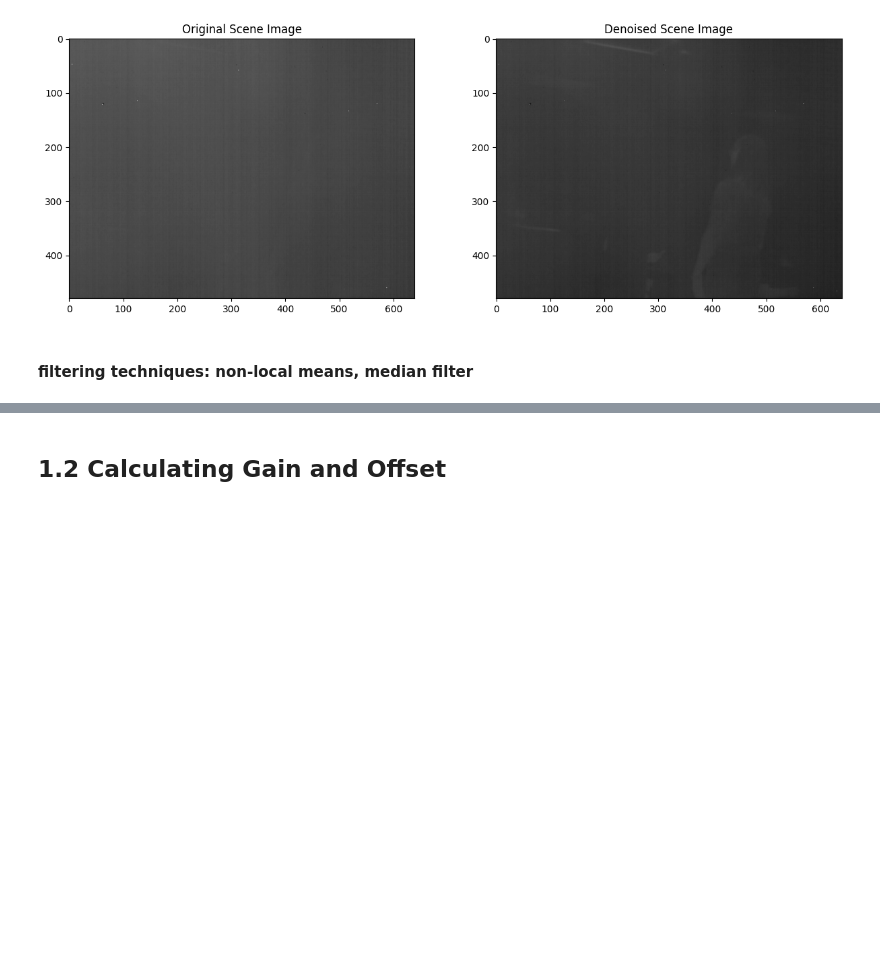
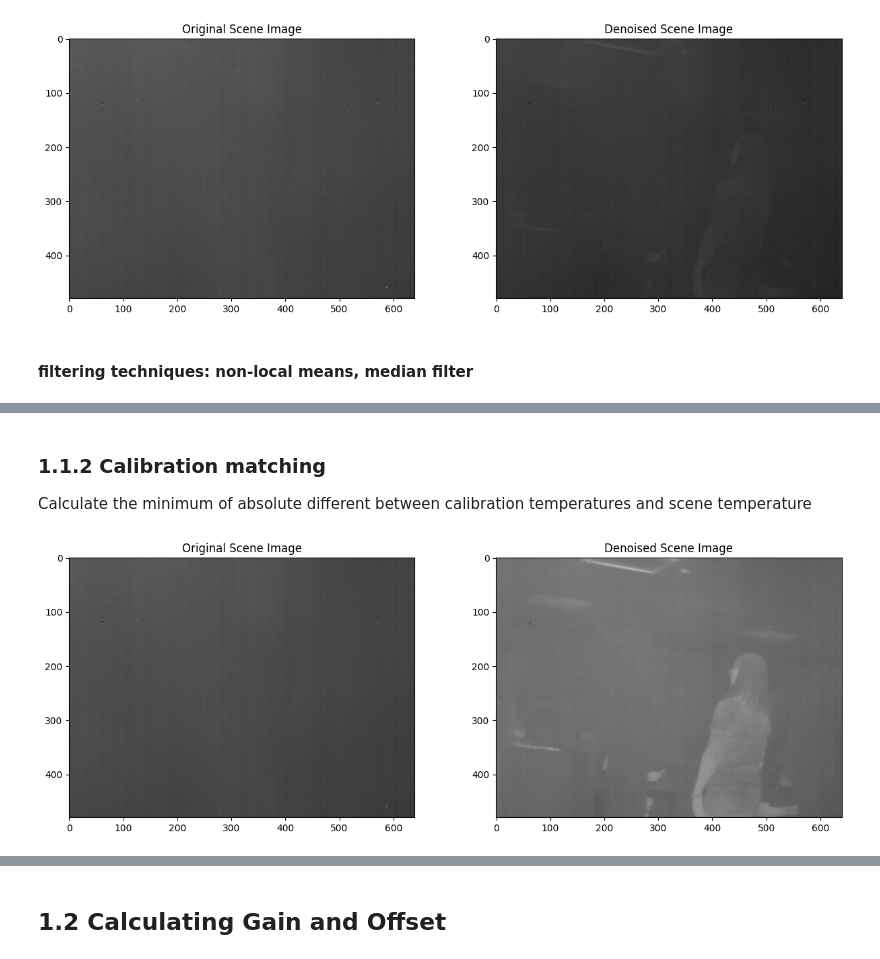
Before and after one commit to ThangVuH/M1_S8_dataChallenge_24, a Jupyter notebook: code/final_jupyter_notebook/challenge1.ipynb, the cells around one changed output, grey strips where cells are left out. Cells and saved outputs as stored; diff of their text form; code cells hidden in the pictures; blank space fills up the shorter version.

```diff
--- a/code/final_jupyter_notebook/challenge1.ipynb
+++ b/code/final_jupyter_notebook/challenge1.ipynb
@@ -68,0 +76,4 @@ denoised_combined_images = np.array([non_local_means_denoise(apply_median_filter
+# %% [markdown]
+### 1.1.2 Calibration matching
+
+Calculate the minimum of absolute different between calibration temperatures and scene temperature
@@ -68,0 +102,4 @@ denoised_combined_images = np.array([non_local_means_denoise(apply_median_filter
+# %%
+display(scene_df, corrected_scene_images,350)
+# %% [output]
+[figure, added]
```
Also changed, not shown: parts of 8 cells of this notebook, 18 other files.
